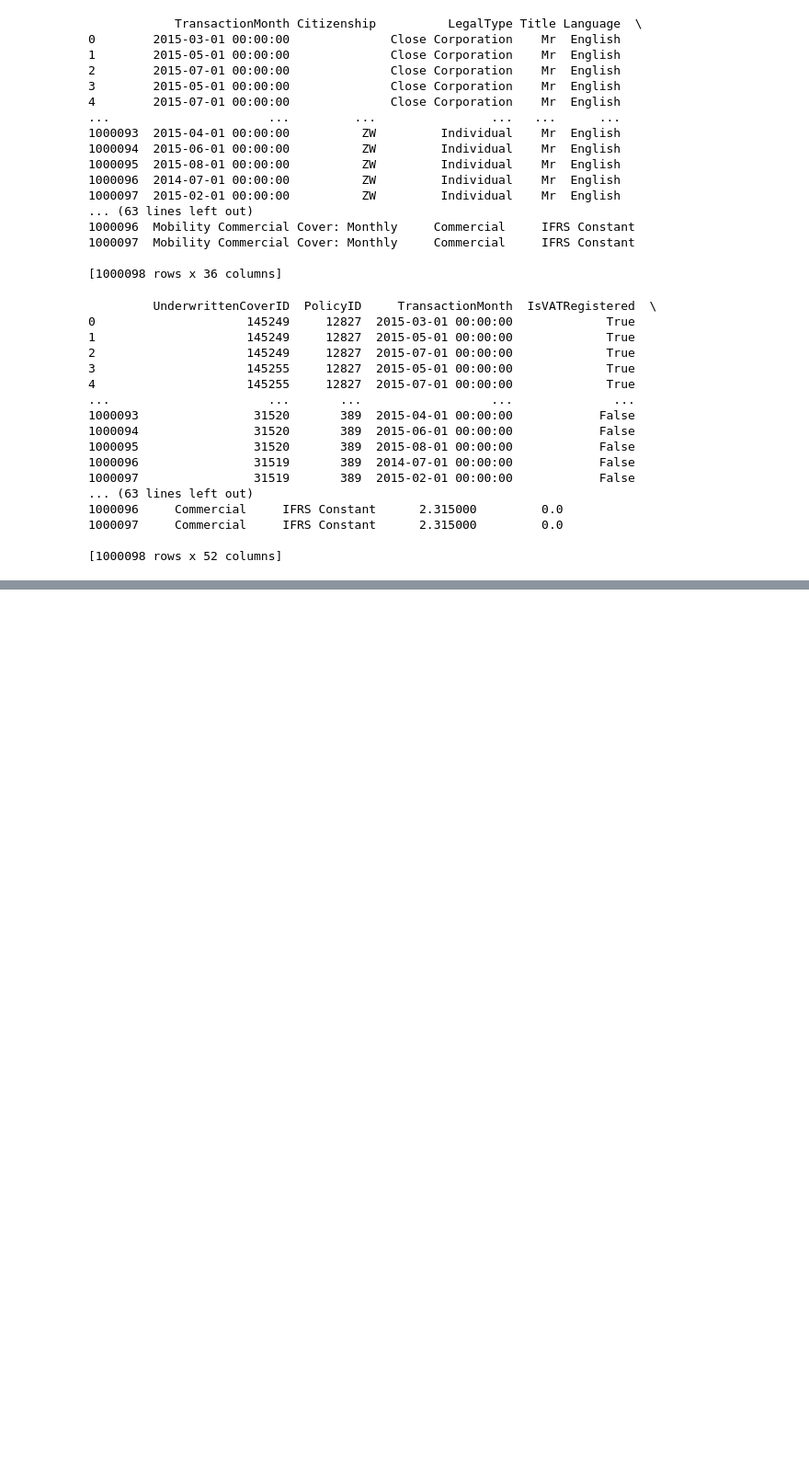
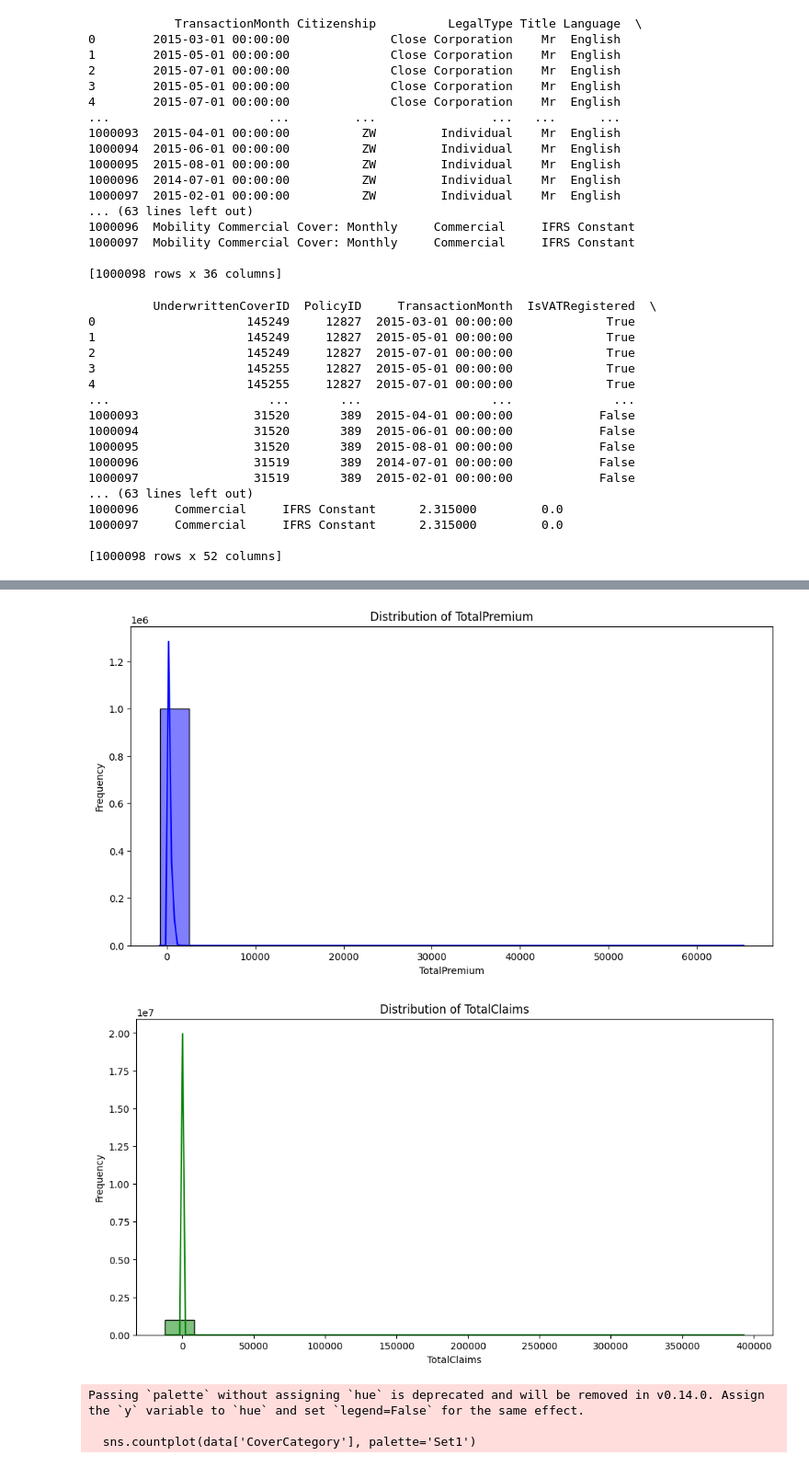
Before and after one commit to betiiy-haile/Alpha-care-insurance-analytics, a Jupyter notebook: notebooks/EDA_analysis.ipynb, the cells around one changed output, grey strips where cells are left out. Shown at 92% size. Cells and saved outputs as stored; diff of their text form; code cells hidden in the pictures; blank space fills up the shorter version.

```diff
--- a/notebooks/EDA_analysis.ipynb
+++ b/notebooks/EDA_analysis.ipynb
@@ -128,0 +290,32 @@ print(data)
+# %%
+# Task 1.3: Univariate Analysis
+
+# Distribution of numerical variables
+plt.figure(figsize=(12, 6))
+sns.histplot(data['TotalPremium'], bins=20, kde=True, color='blue')
+plt.title('Distribution of TotalPremium')
+plt.xlabel('TotalPremium')
+plt.ylabel('Frequency')
+plt.show()
+
+plt.figure(figsize=(12, 6))
+sns.histplot(data['TotalClaims'], bins=20, kde=True, color='green')
+plt.title('Distribution of TotalClaims')
+plt.xlabel('TotalClaims')
+plt.ylabel('Frequency')
+plt.show()
+
+# Bar charts for categorical variables
+plt.figure(figsize=(12, 6))
+sns.countplot(data['CoverCategory'], palette='Set1')
+plt.title('Count of Cover Categories')
+plt.xlabel('Cover Category')
+plt.ylabel('Count')
+plt.xticks(rotation=45)
+plt.show()
+# %% [output]
+[figure, added]
+[figure, added]
+Passing `palette` without assigning `hue` is deprecated and will be removed in v0.14.0. Assign the `y` variable to `hue` and set `legend=False` for the same effect.
+
+  sns.countplot(data['CoverCategory'], palette='Set1')
```
Also changed, not shown: parts of 13 cells of this notebook.
